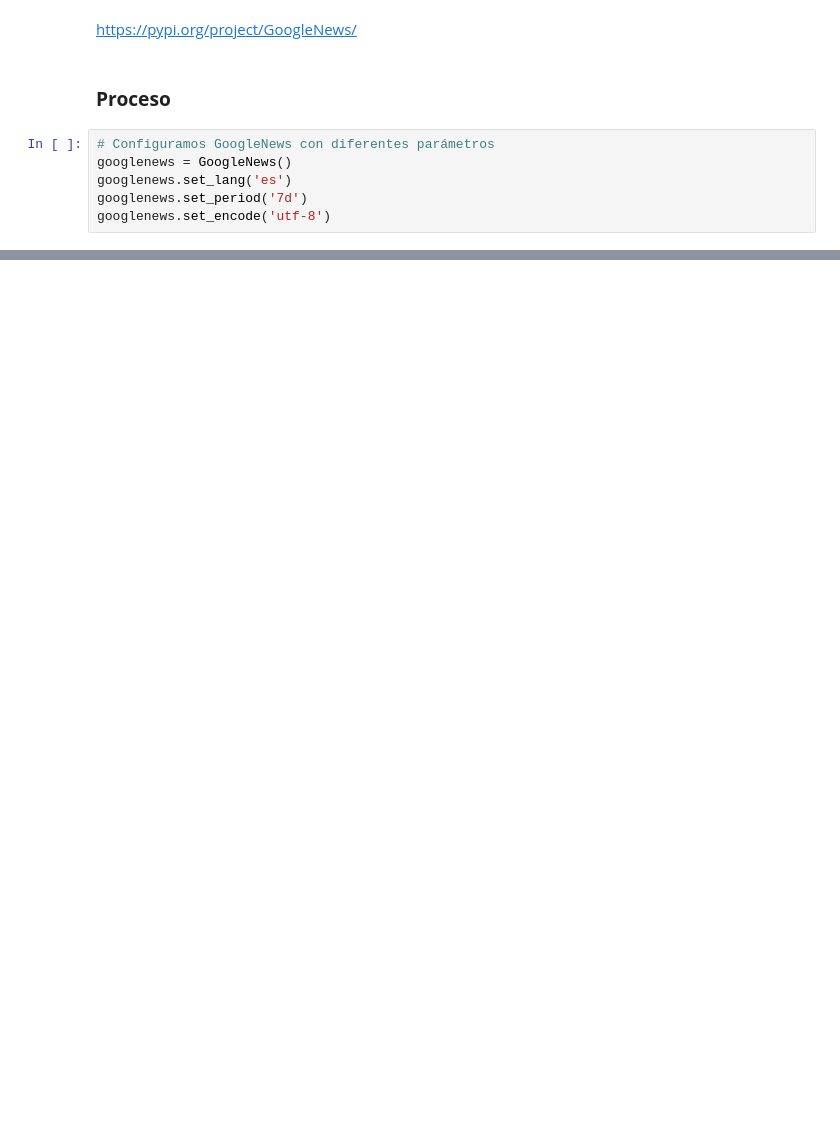
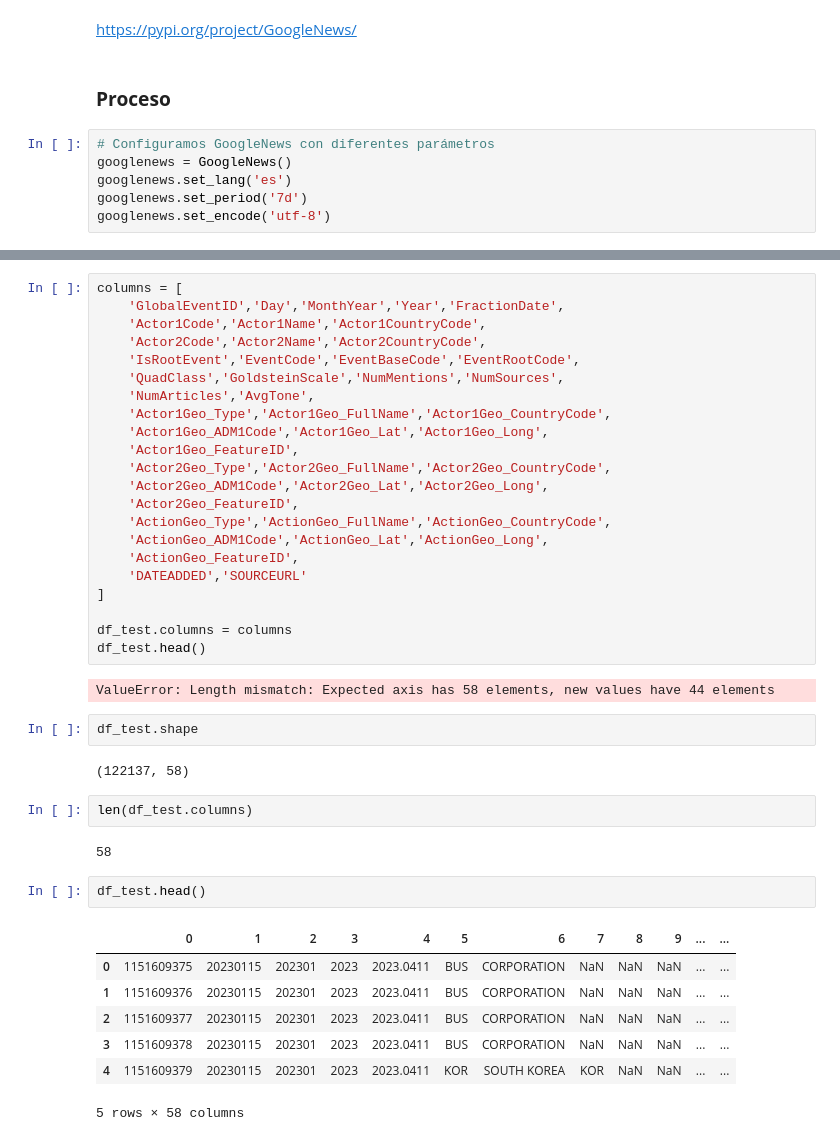
Before and after one commit to shaka03/bot_futuros, a Jupyter notebook: notebooks/APINews.ipynb, the cells around one changed output, grey strips where cells are left out. Saved outputs shown, nothing was run; the diff lists cells and outputs as text; blank space fills up the shorter version.

```diff
--- a/notebooks/APINews.ipynb
+++ b/notebooks/APINews.ipynb
@@ -36,0 +215,42 @@ googlenews.results()
+# %%
+columns = [
+    'GlobalEventID','Day','MonthYear','Year','FractionDate',
+    'Actor1Code','Actor1Name','Actor1CountryCode',
+    'Actor2Code','Actor2Name','Actor2CountryCode',
+    'IsRootEvent','EventCode','EventBaseCode','EventRootCode',
+    'QuadClass','GoldsteinScale','NumMentions','NumSources',
+    'NumArticles','AvgTone',
+    'Actor1Geo_Type','Actor1Geo_FullName','Actor1Geo_CountryCode',
+    'Actor1Geo_ADM1Code','Actor1Geo_Lat','Actor1Geo_Long',
+    'Actor1Geo_FeatureID',
+    'Actor2Geo_Type','Actor2Geo_FullName','Actor2Geo_CountryCode',
+    'Actor2Geo_ADM1Code','Actor2Geo_Lat','Actor2Geo_Long',
+    'Actor2Geo_FeatureID',
+    'ActionGeo_Type','ActionGeo_FullName','ActionGeo_CountryCode',
+    'ActionGeo_ADM1Code','ActionGeo_Lat','ActionGeo_Long',
+    'ActionGeo_FeatureID',
+    'DATEADDED','SOURCEURL'
+]
+
+df_test.columns = columns
+df_test.head()
+# %% [output]
+ValueError: Length mismatch: Expected axis has 58 elements, new values have 44 elements
+# %%
+df_test.shape
+# %% [output]
+(122137, 58)
+# %%
+len(df_test.columns)
+# %% [output]
+58
+# %%
+df_test.head()
+# %% [output]
+|  | 0 | 1 | 2 | 3 | 4 | 5 | 6 | 7 | 8 | 9 | ... | ... |
+| 0 | 1151609375 | 20230115 | 202301 | 2023 | 2023.0411 | BUS | CORPORATION | NaN | NaN | NaN | ... | ... |
+| 1 | 1151609376 | 20230115 | 202301 | 2023 | 2023.0411 | BUS | CORPORATION | NaN | NaN | NaN | ... | ... |
+| 2 | 1151609377 | 20230115 | 202301 | 2023 | 2023.0411 | BUS | CORPORATION | NaN | NaN | NaN | ... | ... |
+| 3 | 1151609378 | 20230115 | 202301 | 2023 | 2023.0411 | BUS | CORPORATION | NaN | NaN | NaN | ... | ... |
+| 4 | 1151609379 | 20230115 | 202301 | 2023 | 2023.0411 | KOR | SOUTH KOREA | KOR | NaN | NaN | ... | ... |
+5 rows × 58 columns
```
Also changed, not shown: parts of 36 cells of this notebook.
